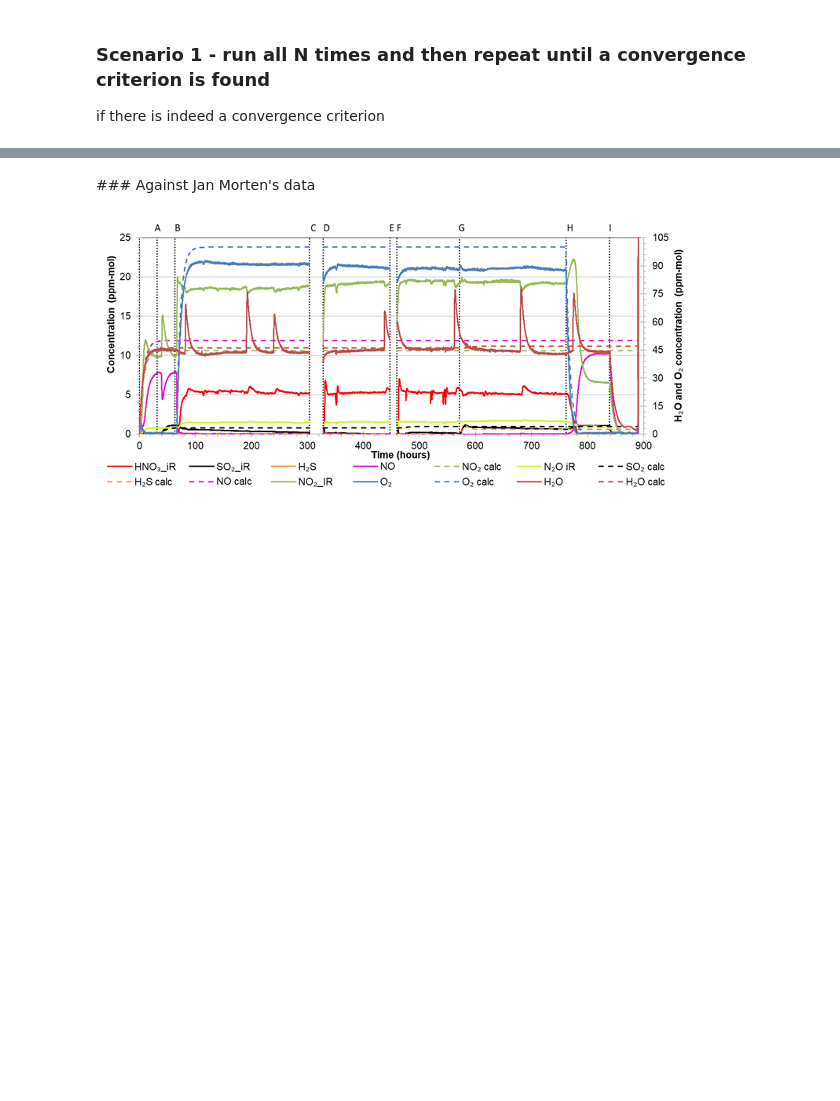
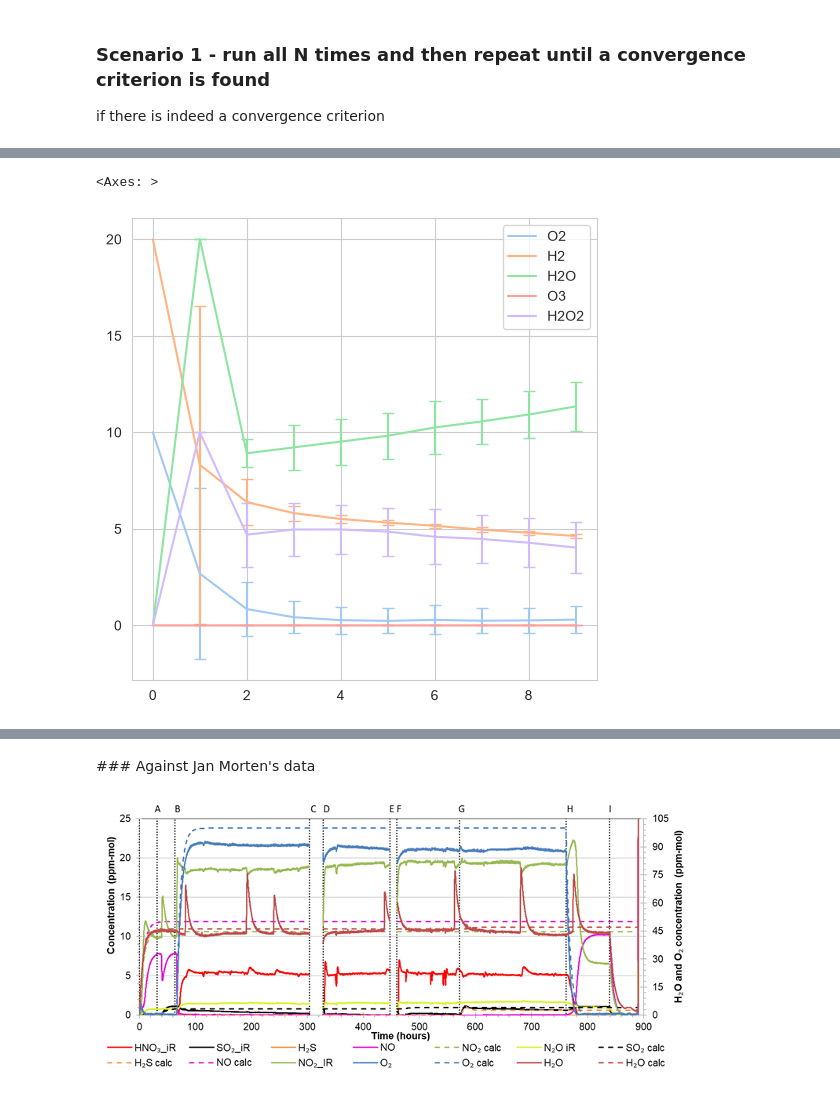
Before and after one commit to badw/arcs, a Jupyter notebook: examples/table_sandbox.ipynb, the cells around one changed output, grey strips where cells are left out. Saved outputs shown, nothing was run; the diff lists cells and outputs as text; code cells hidden in the pictures; blank space fills up the shorter version.

```diff
--- a/examples/table_sandbox.ipynb
+++ b/examples/table_sandbox.ipynb
@@ -745,0 +783,11 @@ ps[ps > 0].round(2)
+# %%
+fig,ax = plt.subplots(figsize=(6,6),dpi=100)
+dfs = [pd.DataFrame([x for x in concentration_stats[i][1:] if x]) for i in concentration_stats]
+dfs = [df[df>0].dropna(axis=1,how="all") for df in dfs]
+stds = pd.DataFrame([df.std() for df in dfs])
+means = pd.DataFrame([df.mean() for df in dfs])
+
+means.fillna(0).plot.line(ax=ax,yerr=stds,capsize=4)
+# %% [output]
+<Axes: >
+[figure, added]
```
Also changed, not shown: parts of 21 cells of this notebook.
